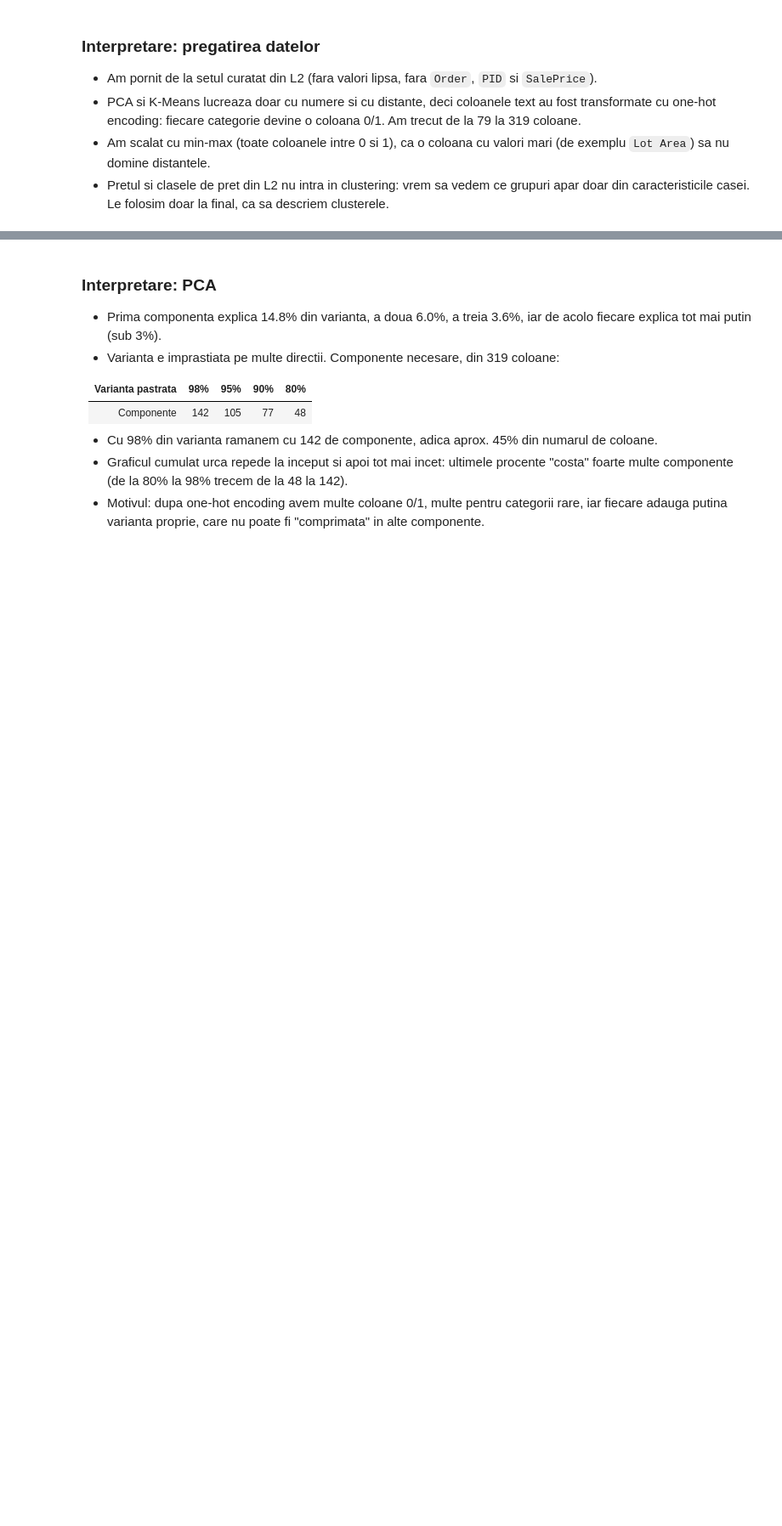
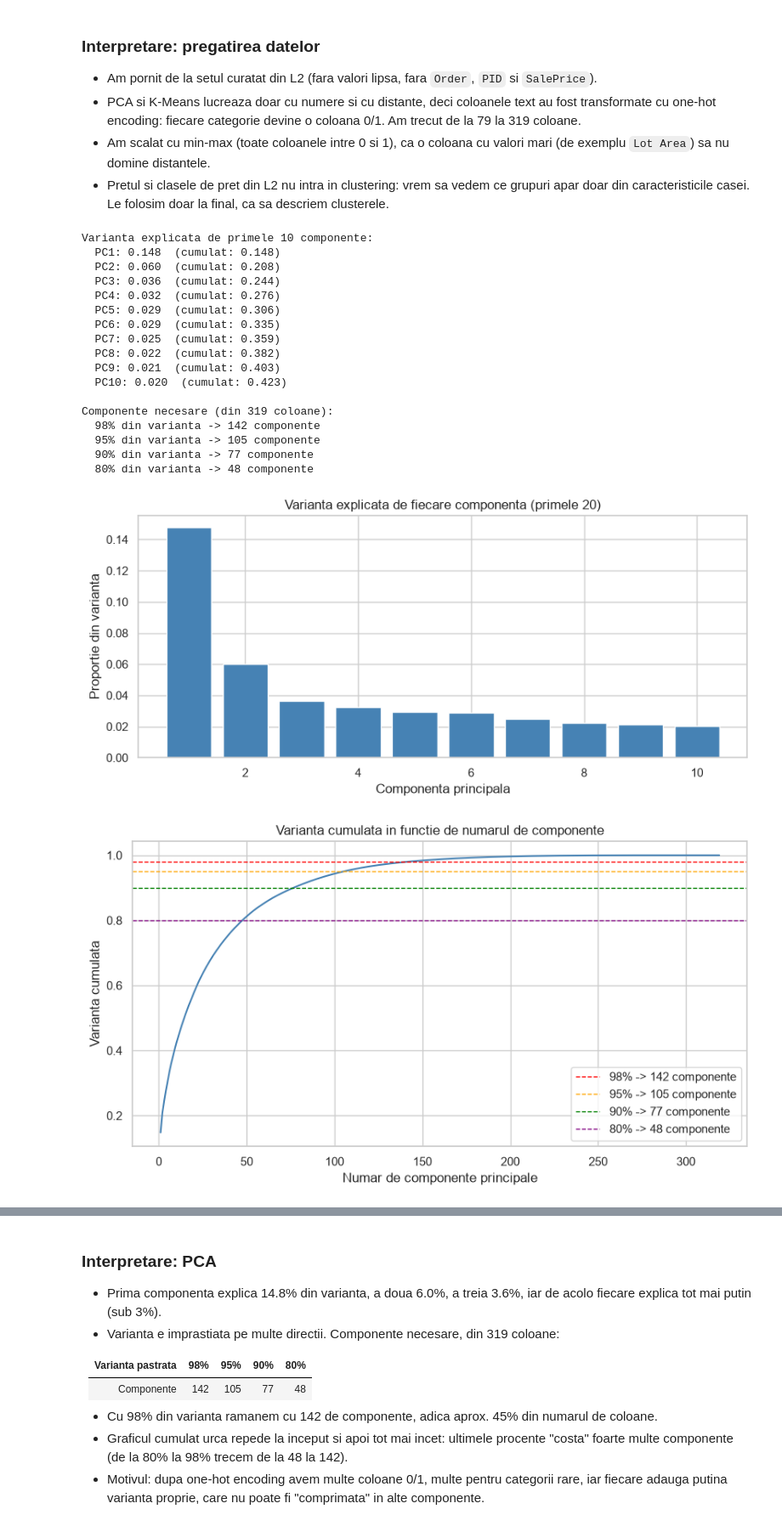
Before and after one commit to Andrus-max/ml-project, a Jupyter notebook: EDA.ipynb, the cells around one changed output, grey strips where cells are left out. Shown at 85% size. Drawn from its saved outputs; the diff is of its cells as text; code cells hidden in the pictures; blank space fills up the shorter version.

Commit message:
L3: rezultatele si graficele rulate
- notebook rulat, cu rezultatele si graficele salvate
- graficul cu varianta arata primele 10 componente

Co-Authored-By: Claude Opus 5.5 <noreply@anthropic.com>

```diff
--- a/EDA.ipynb
+++ b/EDA.ipynb
@@ -1087,32 +1075,52 @@ print("\nComponente necesare (din", date_enc.shape[1], "coloane):")
 for p in praguri:
     nr = np.argmax(varianta_cumulata >= p) + 1
     print(f"  {int(p * 100)}% din varianta -> {nr} componente")
 
 # graficul 1: cat explica fiecare dintre primele 20 de componente
 plt.figure(figsize=(10, 4))
-plt.bar(range(1, 21), varianta[:20], color='steelblue')
-plt.title('Varianta explicata de fiecare componenta (primele 20)')
+plt.bar(range(1, 11), varianta[:10], color='steelblue')
+plt.title('Varianta explicata de fiecare componenta (primele 10)')
 plt.xlabel('Componenta principala')
 plt.ylabel('Proportie din varianta')
 plt.show()
 
 # graficul 2: varianta cumulata, cu cele 4 praguri
 plt.figure(figsize=(10, 5))
 plt.plot(range(1, len(varianta_cumulata) + 1), varianta_cumulata, color='steelblue')
 for p, culoare in zip(praguri, ['red', 'orange', 'green', 'purple']):
     nr = np.argmax(varianta_cumulata >= p) + 1
     plt.axhline(p, color=culoare, linestyle='--', linewidth=1, label=f'{int(p * 100)}% -> {nr} componente')
 plt.title('Varianta cumulata in functie de numarul de componente')
 plt.xlabel('Numar de componente principale')
 plt.ylabel('Varianta cumulata')
 plt.legend()
 plt.show()
 
 # cele 4 variante reduse: PCA cu n_components = pragul (PCA alege singur cate componente trebuie)
 pca_var = {}
 Z_var = {}
 for p in praguri:
     nume = f'{int(p * 100)}%'
     pca_var[nume] = PCA(n_components=p).fit(X_mm)
     Z_var[nume] = pca_var[nume].transform(X_mm)
     print(f"Varianta {nume}: {Z_var[nume].shape[1]} componente")
+# %% [output]
+Varianta explicata de primele 10 componente:
+  PC1: 0.148  (cumulat: 0.148)
+  PC2: 0.060  (cumulat: 0.208)
+  PC3: 0.036  (cumulat: 0.244)
+  PC4: 0.032  (cumulat: 0.276)
+  PC5: 0.029  (cumulat: 0.306)
+  PC6: 0.029  (cumulat: 0.335)
+  PC7: 0.025  (cumulat: 0.359)
+  PC8: 0.022  (cumulat: 0.382)
+  PC9: 0.021  (cumulat: 0.403)
+  PC10: 0.020  (cumulat: 0.423)
+
+Componente necesare (din 319 coloane):
+  98% din varianta -> 142 componente
+  95% din varianta -> 105 componente
+  90% din varianta -> 77 componente
+  80% din varianta -> 48 componente
+[figure, added]
+[figure, added]
```
Also changed, not shown: parts of 10 cells of this notebook.
